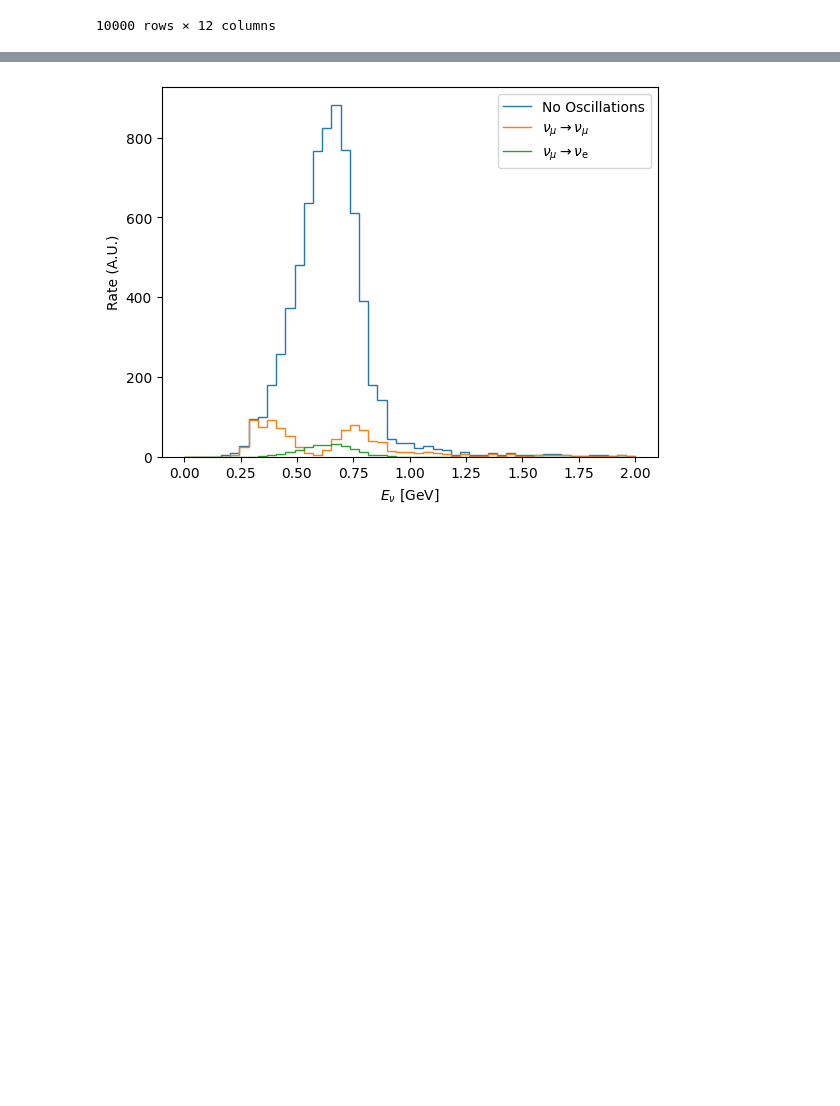
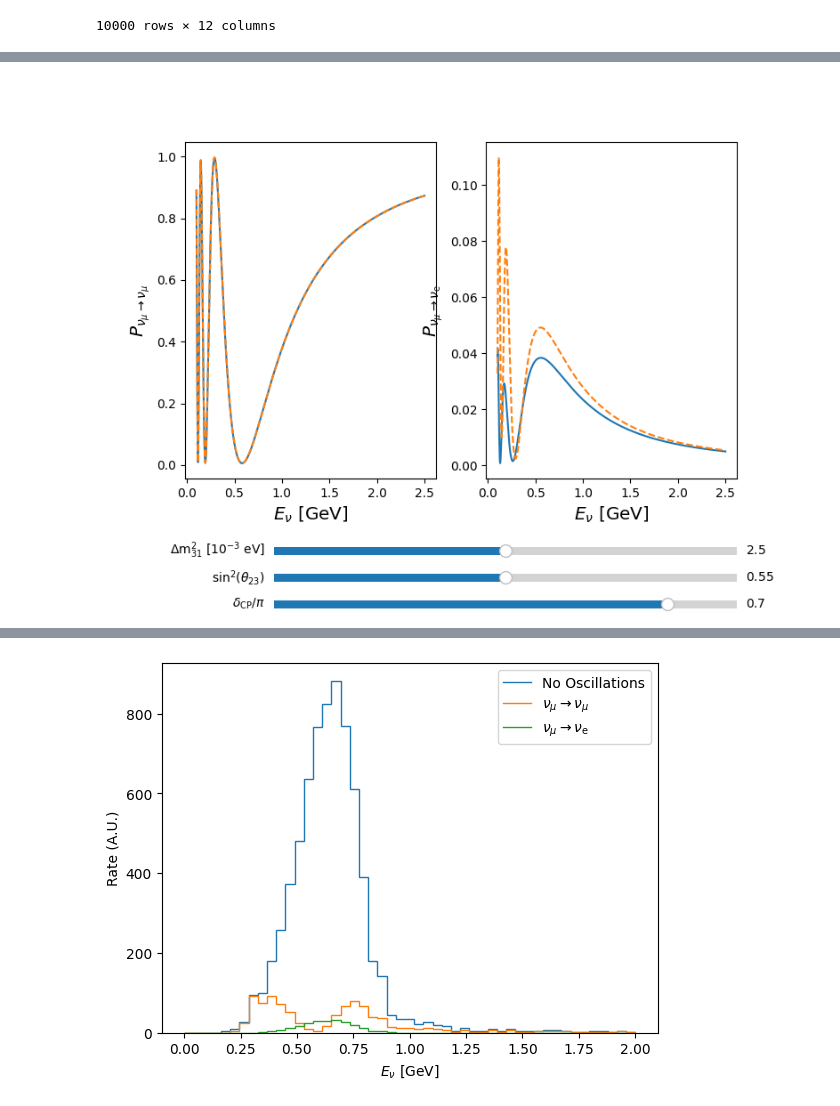
Before and after one commit to luketpickering/NuOscWE, a Jupyter notebook: Analysis.ipynb, the cells around one changed output, grey strips where cells are left out. Cells and saved outputs as stored; diff of their text form; code cells hidden in the pictures; blank space fills up the shorter version.

```diff
--- a/Analysis.ipynb
+++ b/Analysis.ipynb
@@ -56,0 +79,21 @@ plt.show()
+# %%
+%matplotlib ipympl
+from proj_utils import InteractiveOscProbPlot
+import matplotlib.pyplot as plt
+import numpy as np
+
+osc_params = {
+  "experimental_baseline_km": 295,
+  "s12sq": 0.31,
+  "s13sq": 0.02,
+  "s23sq": 0.55,
+  "delta": 0.7 * np.pi,
+  "Dmsq21": 7.5e-5,
+  "Dmsq31": 2.5e-3
+}
+
+Es = np.linspace(0.1,2.5,1000)
+
+fig = InteractiveOscProbPlot(Es, osc_params)
+# %% [output]
+[figure, added]
```
Also changed, not shown: parts of 7 cells of this notebook, 2 other files.
